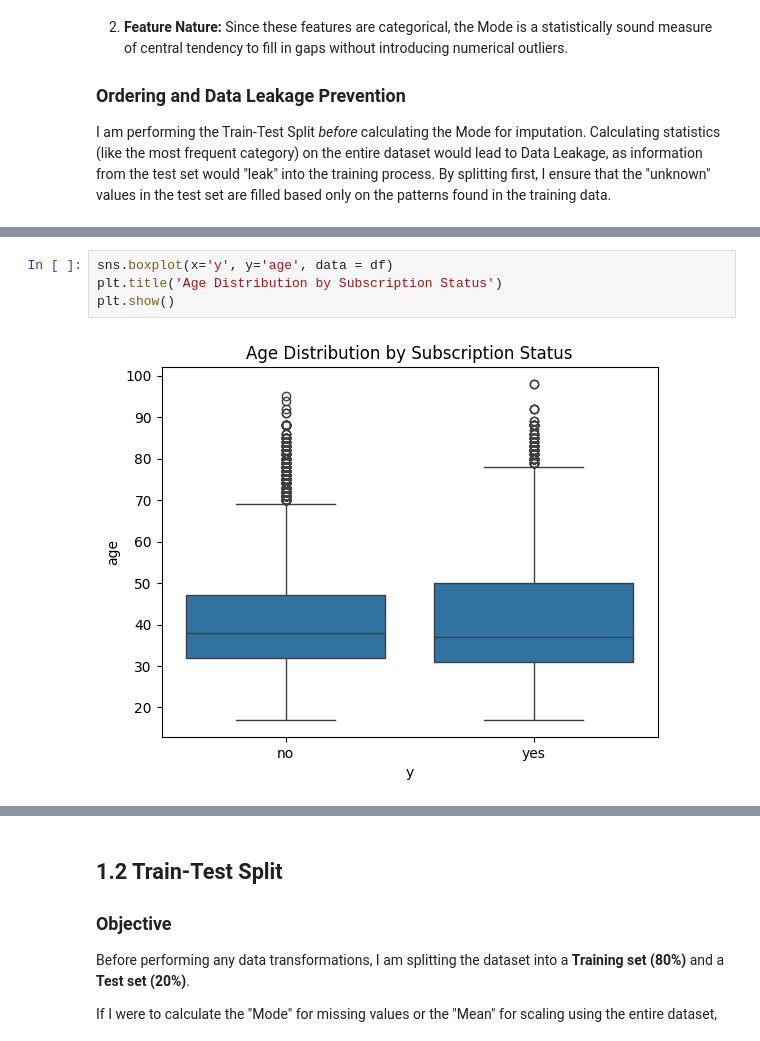
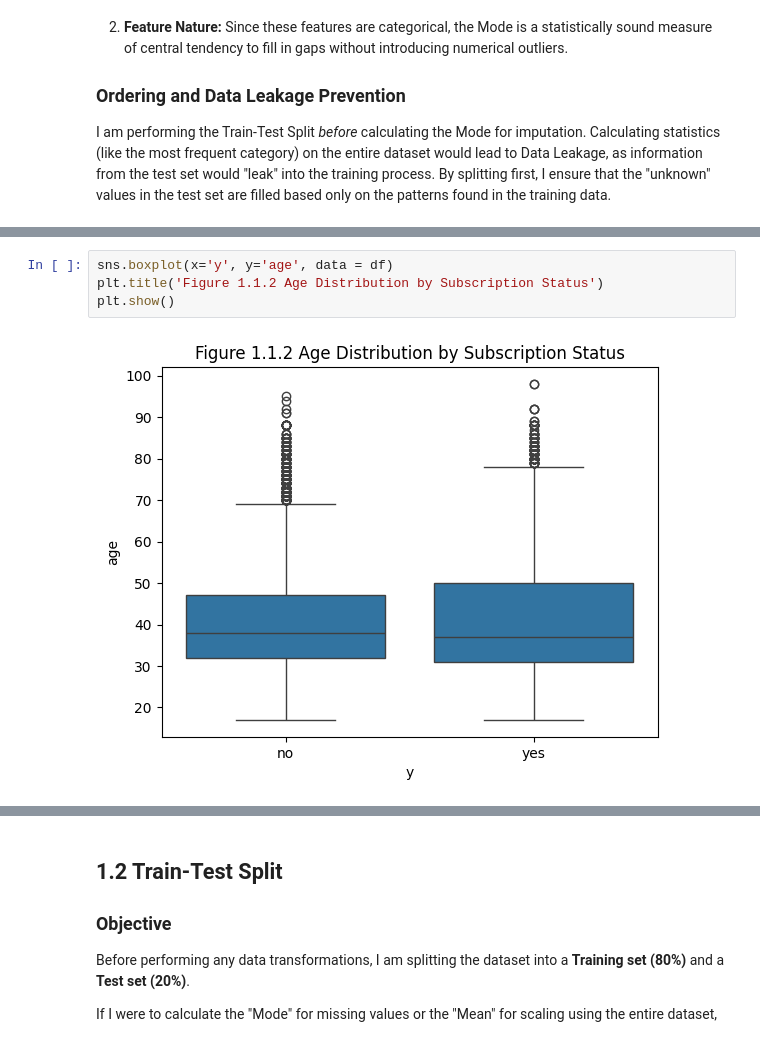
Before and after one commit to 1manvi/ML-fundamentals-2026, a Jupyter notebook: assignment_1_manvi_gupta.ipynb, the cells around one changed output, grey strips where cells are left out. Saved outputs shown, nothing was run; the diff lists cells and outputs as text.

```diff
--- a/assignment_1_manvi_gupta.ipynb
+++ b/assignment_1_manvi_gupta.ipynb
@@ -68,6 +68,6 @@ plt.show()
 # %%
 sns.boxplot(x='y', y='age', data = df)
-plt.title('Age Distribution by Subscription Status')
+plt.title('Figure 1.1.2 Age Distribution by Subscription Status')
 plt.show()
 # %% [output]
-[figure, old version]
+[figure, new version]
```
Also changed, not shown: parts of 6 cells of this notebook.
